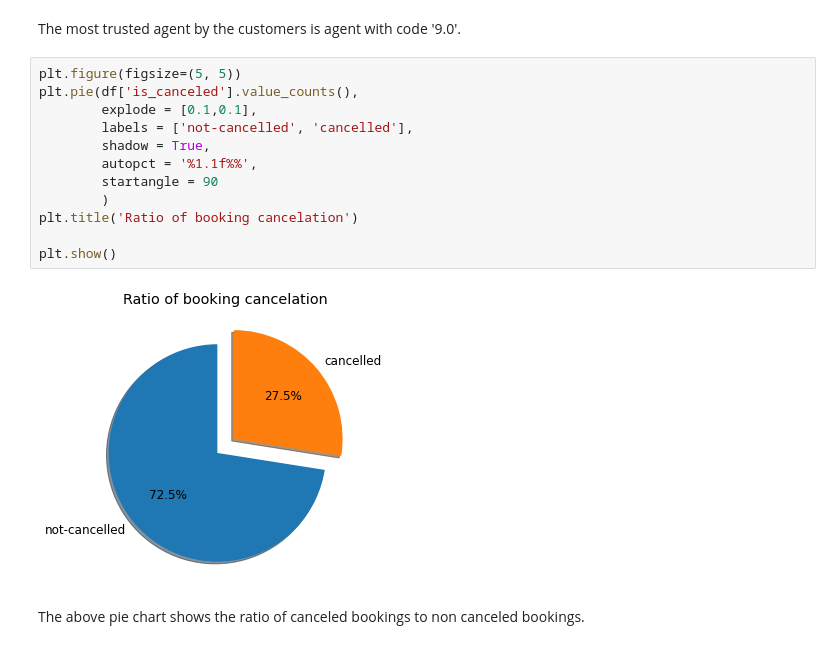
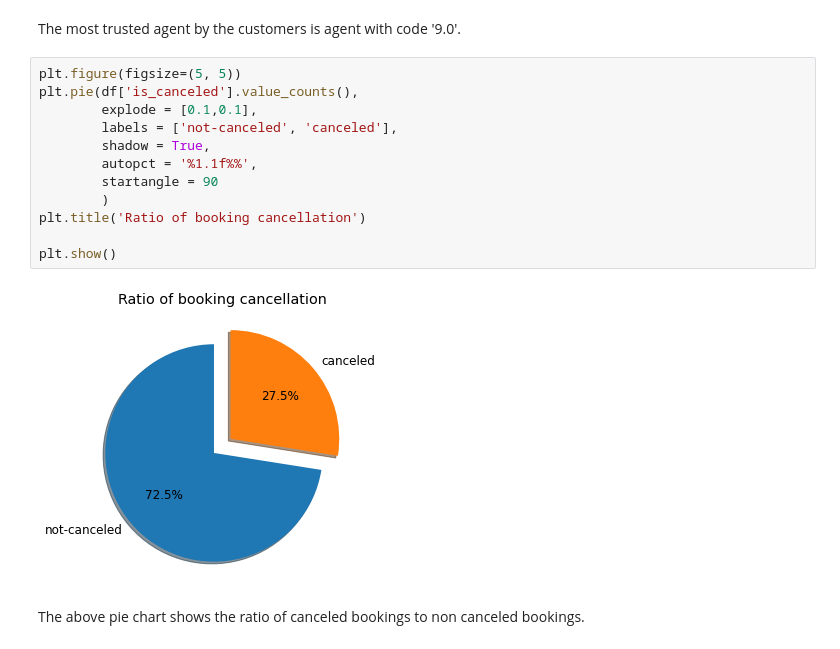
Before and after one commit to jatinsharma16/Capstone-Project-EDA, a Jupyter notebook: Hotel_Booking_Analysis_Capstone_Project.ipynb, the cells around one changed output. Drawn from its saved outputs; the diff is of its cells as text.

```diff
--- a/Hotel_Booking_Analysis_Capstone_Project.ipynb
+++ b/Hotel_Booking_Analysis_Capstone_Project.ipynb
@@ -285,16 +285,16 @@ The most trusted agent by the customers is agent with code '9.0'.
 # %%
 plt.figure(figsize=(5, 5))
 plt.pie(df['is_canceled'].value_counts(),
         explode = [0.1,0.1],
-        labels = ['not-cancelled', 'cancelled'],
+        labels = ['not-canceled', 'canceled'],
         shadow = True,
         autopct = '%1.1f%%',
         startangle = 90
         )
-plt.title('Ratio of booking cancelation')
+plt.title('Ratio of booking cancellation')
 
 plt.show()
 # %% [output]
-[figure, old version]
+[figure, new version]
 # %% [markdown]
 The above pie chart shows the ratio of canceled bookings to non canceled bookings.
```
Also changed, not shown: parts of 30 cells of this notebook.
